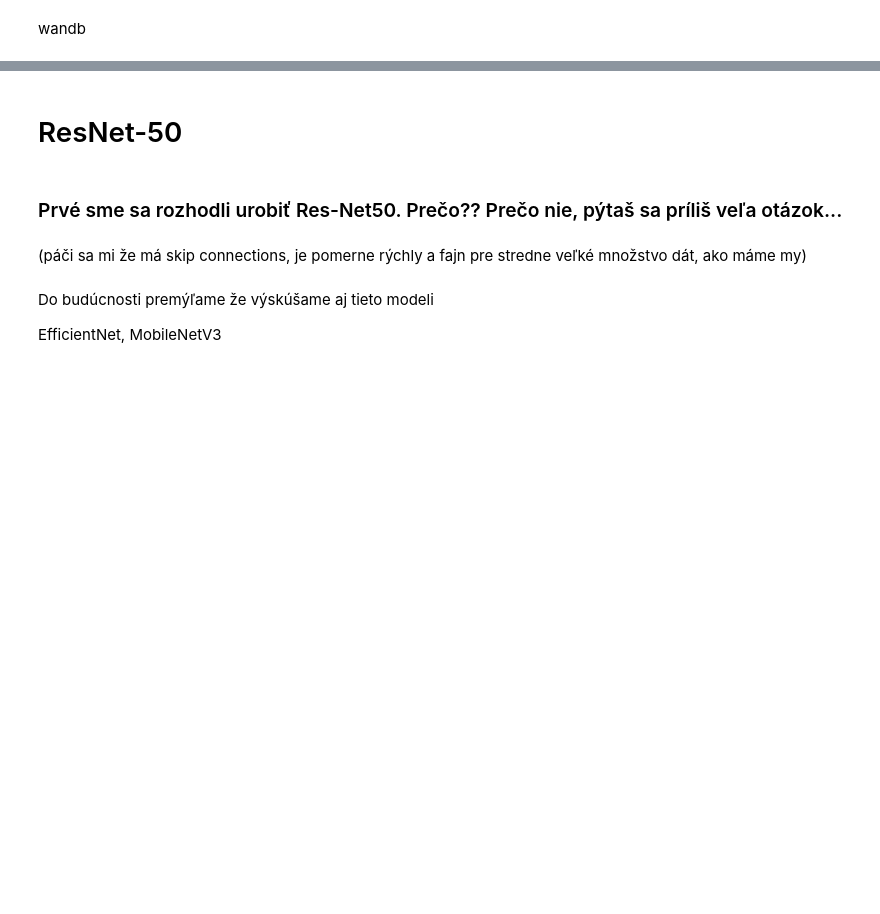
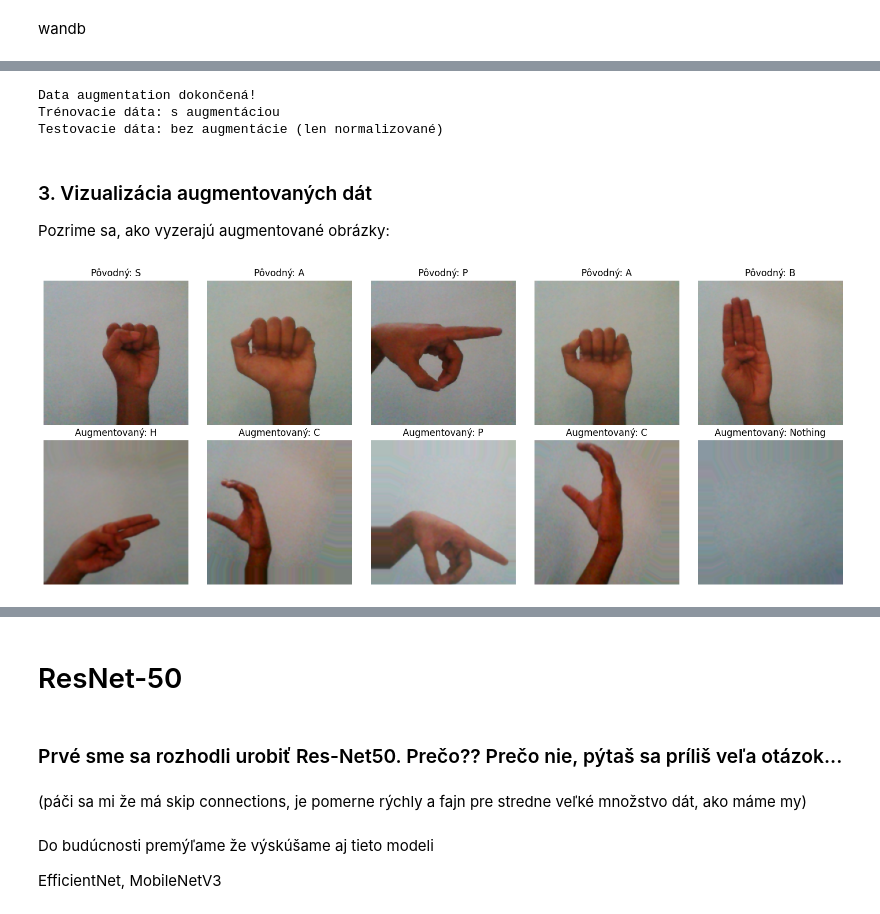
Before and after one commit to Daweed12/ZNEUS_ZS_Vach_Kmet_Duchon, a Jupyter notebook: projekt2/zneus-asl-kmet-duchon-vach_EDA_update.ipynb, the cells around one changed output, grey strips where cells are left out. Cells and saved outputs as stored; diff of their text form; code cells hidden in the pictures; blank space fills up the shorter version.

```diff
--- a/projekt2/zneus-asl-kmet-duchon-vach_EDA_update.ipynb
+++ b/projekt2/zneus-asl-kmet-duchon-vach_EDA_update.ipynb
@@ -240,0 +178,12 @@ wandb
+# %%
+# Funkcia pre normalizáciu obrázkov
+def normalize_image(image, label):
+    image = tf.cast(image, tf.float32) / 255.0
+    return image, label
+
+# Aplikovanie normalizácie na trénovacie a testovacie dáta
+train_data_normalized = train_data.map(normalize_image, num_parallel_calls=tf.data.AUTOTUNE)
+test_data_normalized = test_data.map(normalize_image, num_parallel_calls=tf.data.AUTOTUNE)
+
+print("Normalizácia dokončená!")
+print(f"Rozsah hodnôt po normalizácii: [0, 1]")
@@ -241 +202,69 @@ wandb
+# %%
+# Import potrebný pre data augmentation
+from tensorflow.keras import layers
+
+# Vytvorenie data augmentation vrstiev
+data_augmentation = tf.keras.Sequential([
+    layers.RandomRotation(factor=0.1, fill_mode='nearest'),  # Rotácia ±10%
+    layers.RandomTranslation(height_factor=0.1, width_factor=0.1, fill_mode='nearest'),  # Posun ±10%
+    layers.RandomFlip(mode='horizontal'),  # Horizontálne preklopenie
+    layers.RandomZoom(height_factor=0.1, width_factor=0.1, fill_mode='nearest'),  # Zoom ±10%
+
+    # POZOR: obrázky sú už v rozsahu [0, 1], preto value_range=(0.0, 1.0)
+    layers.RandomBrightness(factor=0.1, value_range=(0.0, 1.0)),  # Zmena jasu ±10% v [0,1]
+    layers.RandomContrast(factor=0.1),  # Jemná zmena kontrastu
+], name='data_augmentation')
+
+# Aplikovanie augmentácie len na trénovacie dáta (nie na testovacie!)
+def augment_image(image, label):
+    image = data_augmentation(image, training=True)  # training=True zaisťuje, že augmentácia sa aplikuje
+    # poistka – ak by niektorá vrstva vyhodila hodnoty mimo [0, 1]
+    image = tf.clip_by_value(image, 0.0, 1.0)
+    return image, label
+
+# Vytvorenie augmentovaného trénovacieho datasetu
+train_ds_augmented = train_data_normalized.map(augment_image, num_parallel_calls=tf.data.AUTOTUNE)
+train_ds_augmented = train_ds_augmented.shuffle(buffer_size=1000).prefetch(buffer_size=tf.data.AUTOTUNE)
+
+# Testovacie dáta bez augmentácie (len normalizované)
+test_ds = test_data_normalized.prefetch(buffer_size=tf.data.AUTOTUNE)
+
+print("Data augmentation dokončená!")
+print(f"Trénovacie dáta: s augmentáciou")
+print(f"Testovacie dáta: bez augmentácie (len normalizované)")
+# %% [output]
+Data augmentation dokončená!
+Trénovacie dáta: s augmentáciou
+Testovacie dáta: bez augmentácie (len normalizované)
+# %% [markdown]
+### 3. Vizualizácia augmentovaných dát
+
+Pozrime sa, ako vyzerajú augmentované obrázky:
+# %%
+# Zobrazenie pôvodných a augmentovaných obrázkov
+fig, axes = plt.subplots(2, 5, figsize=(15, 6))
+
+# Zoberieme jeden batch z normalizovaných dát (bez augmentácie)
+for images, labels in train_data_normalized.take(1):
+    for i in range(5):
+        # Pôvodný obrázok (normalizovaný)
+        axes[0, i].imshow(images[i].numpy())
+        label_idx = np.argmax(labels[i])
+        axes[0, i].set_title(f"Pôvodný: {train_data.class_names[label_idx]}")
+        axes[0, i].axis('off')
+
+    # Augmentované obrázky
+    for images_aug, labels_aug in train_ds_augmented.take(1):
+        for i in range(5):
+            axes[1, i].imshow(images_aug[i].numpy())
+            label_idx = np.argmax(labels_aug[i])
+            axes[1, i].set_title(f"Augmentovaný: {train_data.class_names[label_idx]}")
+            axes[1, i].axis('off')
+        break
+    break
+
+plt.tight_layout()
+plt.show()
+# %% [output]
+[figure, added]
 # %%
```
Also changed, not shown: parts of 27 cells of this notebook, 3 other files.
